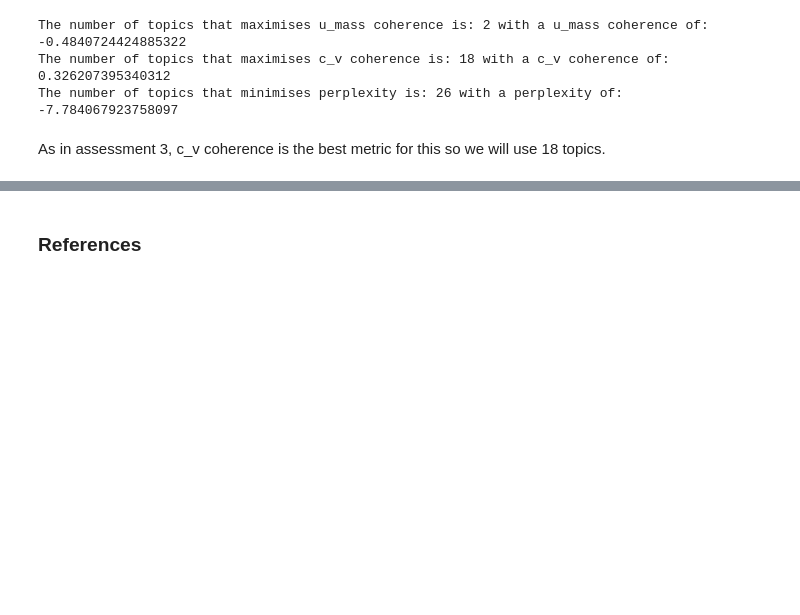
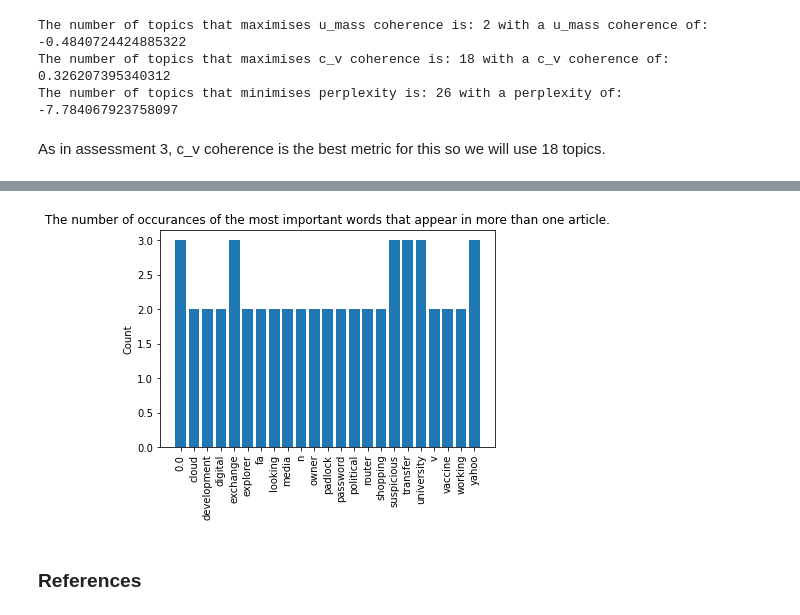
Before and after one commit to gabejg/DST-Assessment-05, a Jupyter notebook: Matt Corrie/NCSC Reports.ipynb, the cells around one changed output, grey strips where cells are left out. Cells and saved outputs as stored; diff of their text form; code cells hidden in the pictures; blank space fills up the shorter version.

```diff
--- a/Matt Corrie/NCSC Reports.ipynb
+++ b/Matt Corrie/NCSC Reports.ipynb
@@ -824,0 +808,3 @@ As in assessment 3, c_v coherence is the best metric for this so we will use 18
+# %%
+report_counts_dict = pickle.load(open('../Data/Report_counts_dict.p','rb'))
+tf_idf_date_dict = pickle.load(open('../Data/TF_IDF_by_date.p','rb'))
@@ -824,0 +821,22 @@ As in assessment 3, c_v coherence is the best metric for this so we will use 18
+# %%
+import heapq
+from nltk.corpus import words
+eng_words = words.words()
+# %%
+Dates = list(tf_idf_date_dict.keys())
+
+for num, date in enumerate(Dates[0:220]):
+    top10_df.iloc[num,0] = date
+    tf_idf_dict = tf_idf_date_dict[date]
+    t10 = heapq.nlargest(10, tf_idf_dict, key=tf_idf_dict.get)
+    t10 = {word: tf_idf_dict[word] for word in t10}
+    t10 = [(k, v) for k, v in zip(t10.keys(), t10.values())]
+    t10 = sorted(t10, key=lambda x: x[1], reverse=True)
+
+    counter = 0
+    for word, tfidf in t10:
+        if counter < 10:
+            if word in eng_words:
+                counter= counter+ 1
+
+                top10_df.iloc[num,counter] = word
@@ -824,0 +859,7 @@ As in assessment 3, c_v coherence is the best metric for this so we will use 18
+# %%
+count = pd.Series(top10_df.groupby('1st Word').size())
+count_1st = {}
+for j in range(0,191):
+    count_1st.update({count.index[j]: count[j]})
+count_1st = {key:val for key, val in count_1st.items() if val > 1}
+count_1st
@@ -825,3 +884,18 @@ As in assessment 3, c_v coherence is the best metric for this so we will use 18
+# %%
+x = np.arange(len(count_1st))
+labels = list(count_1st.keys())
+vals = count_1st.values()
+
+plt.figure()
+
+plt.bar(x, vals, tick_label=labels)
+
+plt.ylabel('Count')
+plt.title('The number of occurances of the most important words that appear in more than one article.')
+plt.xticks(rotation='vertical')
+plt.show()
+# %% [output]
+[figure, added]
 # %% [markdown]
 ### References
 # %% [markdown]
```
Also changed, not shown: parts of 11 cells of this notebook.
